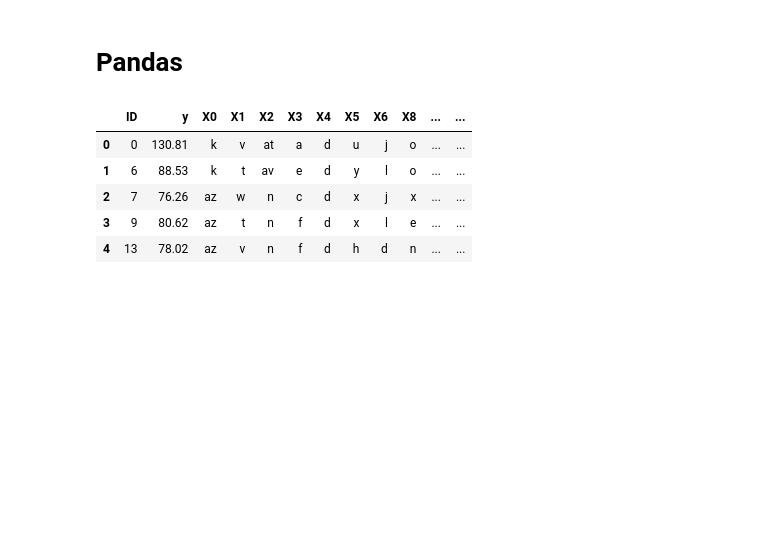
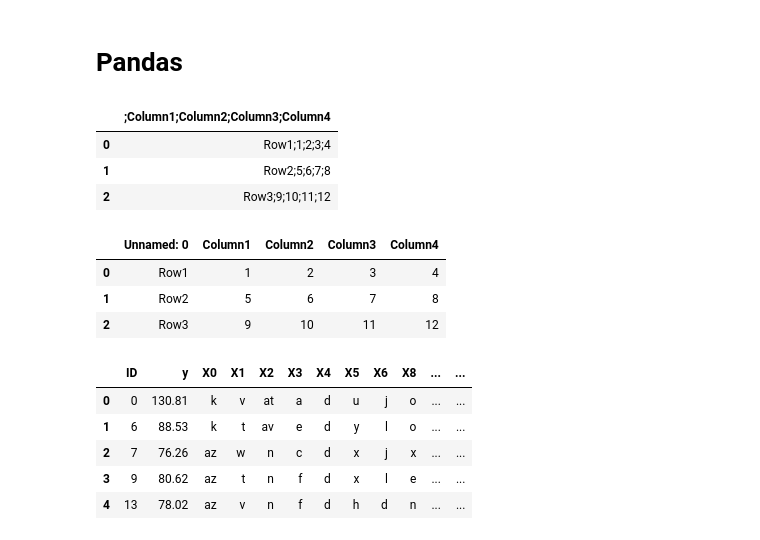
Before and after one commit to santoshnainala/Python_Basic_to_Advanced, a Jupyter notebook: Python Practice.ipynb, the cells around one changed output. Saved outputs shown, nothing was run; the diff lists cells and outputs as text; code cells hidden in the pictures; blank space fills up the shorter version.

```diff
--- a/Python Practice.ipynb
+++ b/Python Practice.ipynb
@@ -497,5 +500,21 @@ array([[0.46497202, 0.39302899, 0.11853832, 0.14454072, 0.73959891,
 # %% [markdown]
 # Pandas
+# %%
+test_df = pd.read_csv("text.csv")
+test_df
+# %% [output]
+|  | ;Column1;Column2;Column3;Column4 |
+| 0 | Row1;1;2;3;4 |
+| 1 | Row2;5;6;7;8 |
+| 2 | Row3;9;10;11;12 |
+# %%
+text_df = pd.read_csv('text1.csv',sep=";")
+text_df
+# %% [output]
+|  | Unnamed: 0 | Column1 | Column2 | Column3 | Column4 |
+| 0 | Row1 | 1 | 2 | 3 | 4 |
+| 1 | Row2 | 5 | 6 | 7 | 8 |
+| 2 | Row3 | 9 | 10 | 11 | 12 |
 # %%
 df = pd.read_csv('mercedesbenz.csv')
 # %%
```
Also changed, not shown: parts of 44 cells of this notebook.
